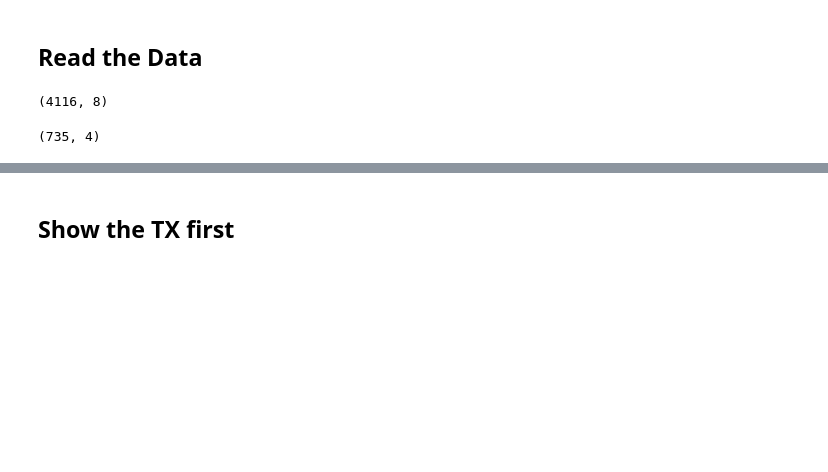
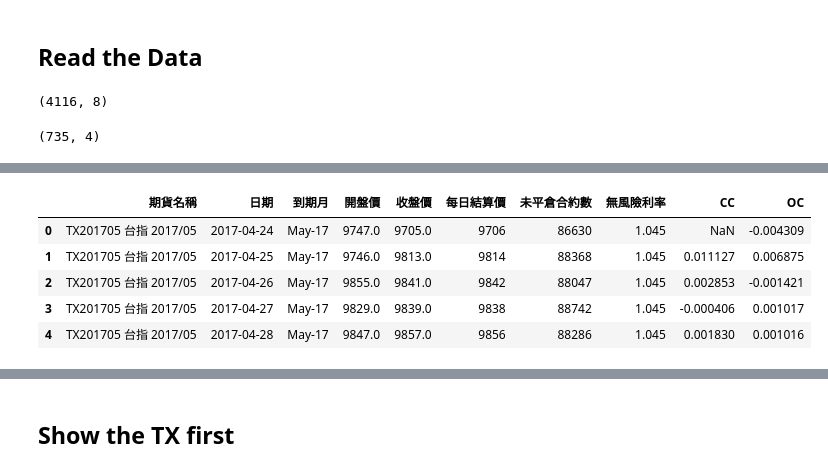
Before and after one commit to A2Zntu/FuturesStrategy, a Jupyter notebook: main.ipynb, the cells around one changed output, grey strips where cells are left out. Cells and saved outputs as stored; diff of their text form; code cells hidden in the pictures; blank space fills up the shorter version.

```diff
--- a/main.ipynb
+++ b/main.ipynb
@@ -47 +65,10 @@ TX00.head()
+# %%
+TX00.head()
+# %% [output]
+|  | 期貨名稱 | 日期 | 到期月 | 開盤價 | 收盤價 | 每日結算價 | 未平倉合約數 | 無風險利率 | CC | OC |
+| 0 | TX201705 台指 2017/05 | 2017-04-24 | May-17 | 9747.0 | 9705.0 | 9706 | 86630 | 1.045 | NaN | -0.004309 |
+| 1 | TX201705 台指 2017/05 | 2017-04-25 | May-17 | 9746.0 | 9813.0 | 9814 | 88368 | 1.045 | 0.011127 | 0.006875 |
+| 2 | TX201705 台指 2017/05 | 2017-04-26 | May-17 | 9855.0 | 9841.0 | 9842 | 88047 | 1.045 | 0.002853 | -0.001421 |
+| 3 | TX201705 台指 2017/05 | 2017-04-27 | May-17 | 9829.0 | 9839.0 | 9838 | 88742 | 1.045 | -0.000406 | 0.001017 |
+| 4 | TX201705 台指 2017/05 | 2017-04-28 | May-17 | 9847.0 | 9857.0 | 9856 | 88286 | 1.045 | 0.001830 | 0.001016 |
 # %%
```
Also changed, not shown: parts of 20 cells of this notebook, 4 other files.
